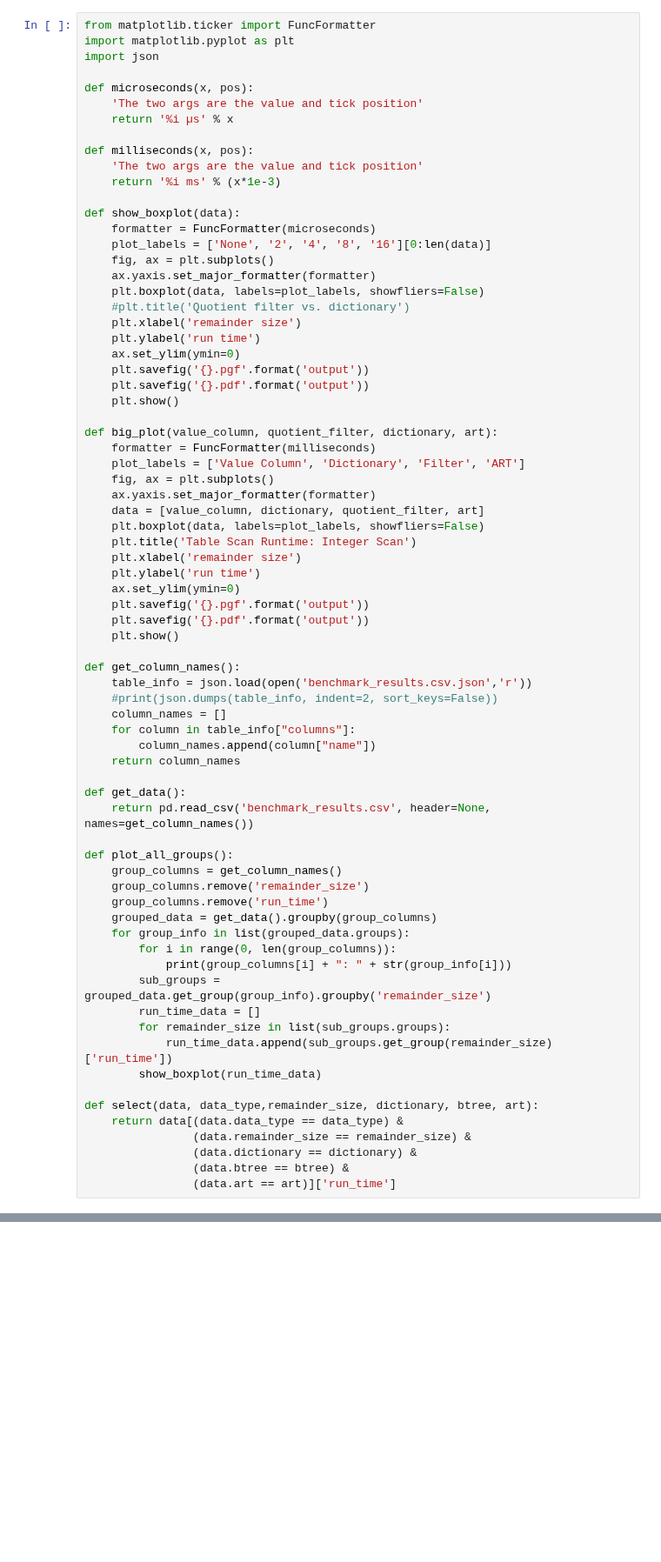
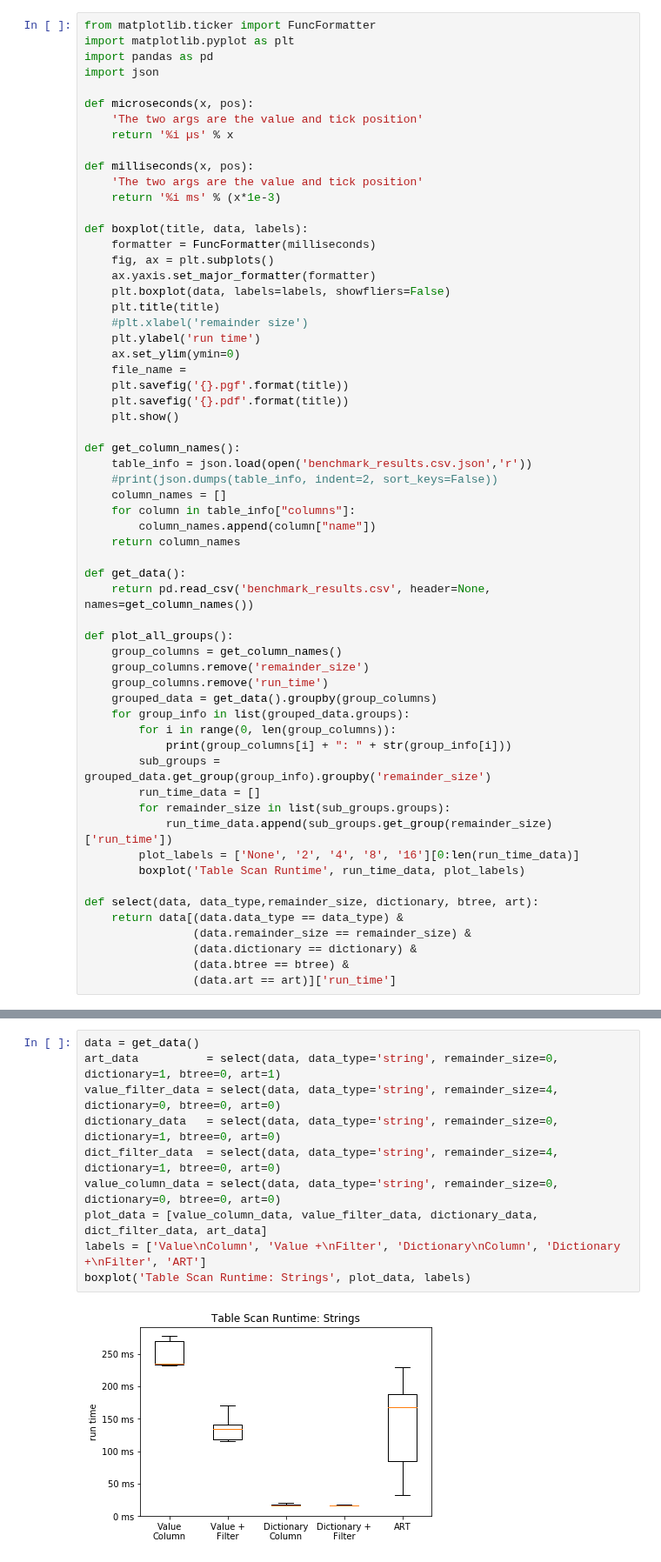
Before and after one commit to ArneMayer/MasterarbeitJupyter, a Jupyter notebook: custom_bench_evaluation.ipynb, the cells around one changed output, grey strips where cells are left out. Shown at 87% size. Cells and saved outputs as stored; diff of their text form; blank space fills up the shorter version.

```diff
--- a/custom_bench_evaluation.ipynb
+++ b/custom_bench_evaluation.ipynb
@@ -70,6 +70,7 @@ savefig('ema')
 # %%
 from matplotlib.ticker import FuncFormatter
 import matplotlib.pyplot as plt
+import pandas as pd
 import json
 
 def microseconds(x, pos):
@@ -80,33 +81,18 @@ def milliseconds(x, pos):
     'The two args are the value and tick position'
     return '%i ms' % (x*1e-3)
 
-def show_boxplot(data):
-    formatter = FuncFormatter(microseconds)
-    plot_labels = ['None', '2', '4', '8', '16'][0:len(data)]
+def boxplot(title, data, labels):
+    formatter = FuncFormatter(milliseconds)
     fig, ax = plt.subplots()
     ax.yaxis.set_major_formatter(formatter)
-    plt.boxplot(data, labels=plot_labels, showfliers=False)
-    #plt.title('Quotient filter vs. dictionary')
-    plt.xlabel('remainder size')
+    plt.boxplot(data, labels=labels, showfliers=False)
+    plt.title(title)
+    #plt.xlabel('remainder size')
     plt.ylabel('run time')
     ax.set_ylim(ymin=0)
-    plt.savefig('{}.pgf'.format('output'))
-    plt.savefig('{}.pdf'.format('output'))
-    plt.show()
-
-def big_plot(value_column, quotient_filter, dictionary, art):
-    formatter = FuncFormatter(milliseconds)
-    plot_labels = ['Value Column', 'Dictionary', 'Filter', 'ART']
-    fig, ax = plt.subplots()
-    ax.yaxis.set_major_formatter(formatter)
-    data = [value_column, dictionary, quotient_filter, art]
-    plt.boxplot(data, labels=plot_labels, showfliers=False)
-    plt.title('Table Scan Runtime: Integer Scan')
-    plt.xlabel('remainder size')
-    plt.ylabel('run time')
-    ax.set_ylim(ymin=0)
-    plt.savefig('{}.pgf'.format('output'))
-    plt.savefig('{}.pdf'.format('output'))
+    file_name =
+    plt.savefig('{}.pgf'.format(title))
+    plt.savefig('{}.pdf'.format(title))
     plt.show()
 
 def get_column_names():
@@ -132,7 +118,8 @@ def plot_all_groups():
         run_time_data = []
         for remainder_size in list(sub_groups.groups):
             run_time_data.append(sub_groups.get_group(remainder_size)['run_time'])
-        show_boxplot(run_time_data)
+        plot_labels = ['None', '2', '4', '8', '16'][0:len(run_time_data)]
+        boxplot('Table Scan Runtime', run_time_data, plot_labels)
 
 def select(data, data_type,remainder_size, dictionary, btree, art):
     return data[(data.data_type == data_type) &
@@ -160,0 +142,12 @@ big_plot(value_column_data, filter_data, dictionary_data, art_data)
+# %%
+data = get_data()
+art_data          = select(data, data_type='string', remainder_size=0, dictionary=1, btree=0, art=1)
+value_filter_data = select(data, data_type='string', remainder_size=4, dictionary=0, btree=0, art=0)
+dictionary_data   = select(data, data_type='string', remainder_size=0, dictionary=1, btree=0, art=0)
+dict_filter_data  = select(data, data_type='string', remainder_size=4, dictionary=1, btree=0, art=0)
+value_column_data = select(data, data_type='string', remainder_size=0, dictionary=0, btree=0, art=0)
+plot_data = [value_column_data, value_filter_data, dictionary_data, dict_filter_data, art_data]
+labels = ['Value\nColumn', 'Value +\nFilter', 'Dictionary\nColumn', 'Dictionary +\nFilter', 'ART']
+boxplot('Table Scan Runtime: Strings', plot_data, labels)
+# %% [output]
+[figure, added]
```
Also changed, not shown: parts of 5 cells of this notebook, 3 other files.
